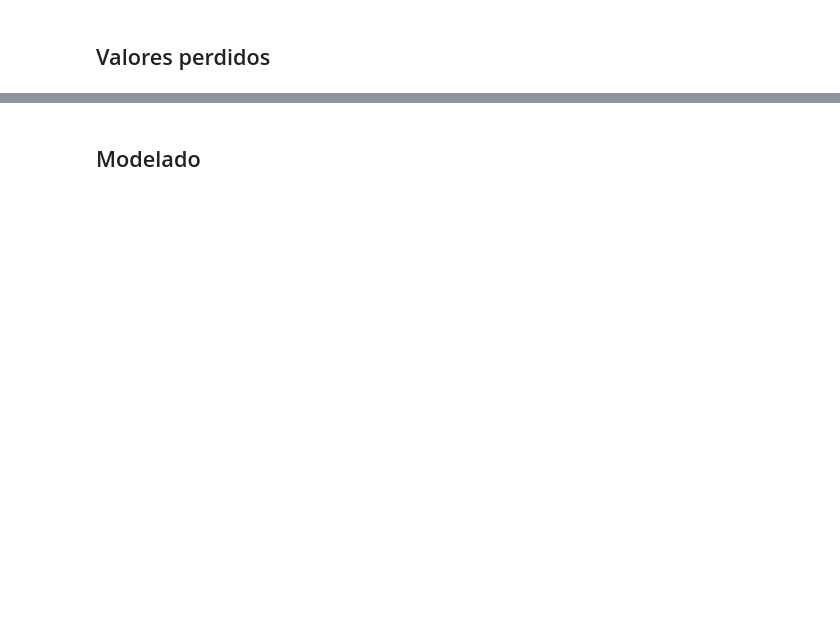
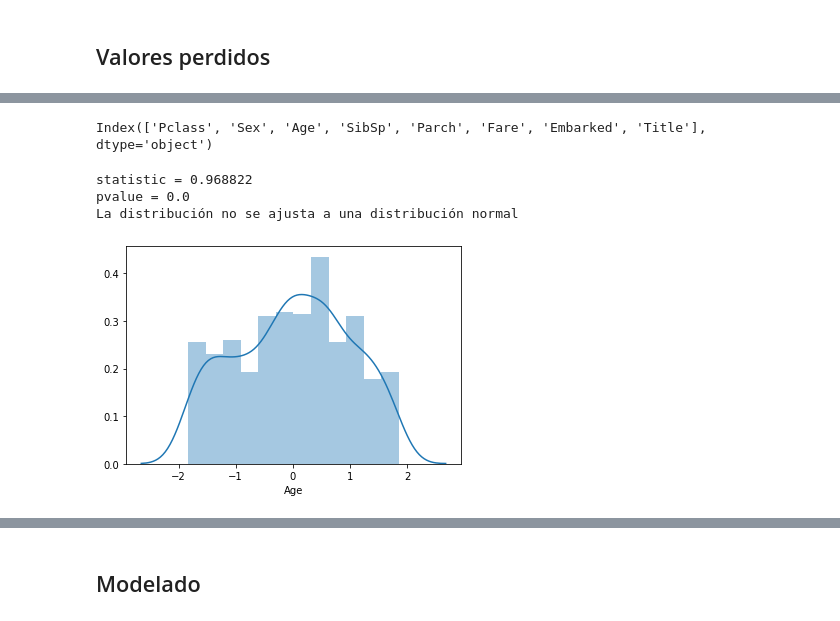
Before and after one commit to dmar10862/uoc_tipologia_y_ciclo_de_vida_de_los_datos_practica_2, a Jupyter notebook: src/UOC_M2851_DataAnalysis.ipynb, the cells around one changed output, grey strips where cells are left out. Cells and saved outputs as stored; diff of their text form; code cells hidden in the pictures; blank space fills up the shorter version.

```diff
--- a/src/UOC_M2851_DataAnalysis.ipynb
+++ b/src/UOC_M2851_DataAnalysis.ipynb
@@ -389,0 +545,15 @@ plot = sns.boxplot(X_train['Fare']);
+# %%
+def normality_test(X, variable):
+  statistic, pvalue = stats.shapiro(X[variable])
+
+  statistic = round(statistic, 6)
+  pvalue = round(pvalue, 6)
+  print('statistic = '+str(statistic))
+  print('pvalue = '+str(pvalue))
+
+  if pvalue < 0.05:
+    print("La distribución no se ajusta a una distribución normal")
+  if pvalue > 0.05:
+    print("La distribución se ajusta a una distribución normal")
+
+  plot = sns.distplot(X[variable]);
@@ -391,3 +576,14 @@ plot = sns.boxplot(X_train['Fare']);
 # Volver a unir las características con la clase a predecir
 Xy_train = X_train.copy()
 Xy_train['Survived'] = y_train
+# %%
+X_train.columns
+# %% [output]
+Index(['Pclass', 'Sex', 'Age', 'SibSp', 'Parch', 'Fare', 'Embarked', 'Title'], dtype='object')
+# %%
+normality_test(Xy_train, 'Age')
+# %% [output]
+statistic = 0.968822
+pvalue = 0.0
+La distribución no se ajusta a una distribución normal
+[figure, added]
```
Also changed, not shown: parts of 78 cells of this notebook.
